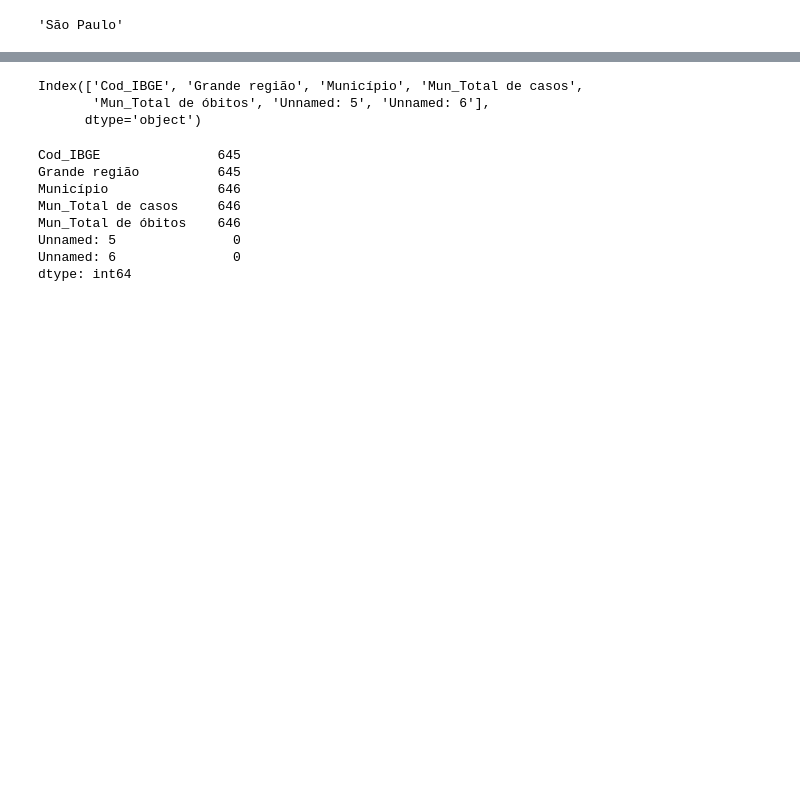
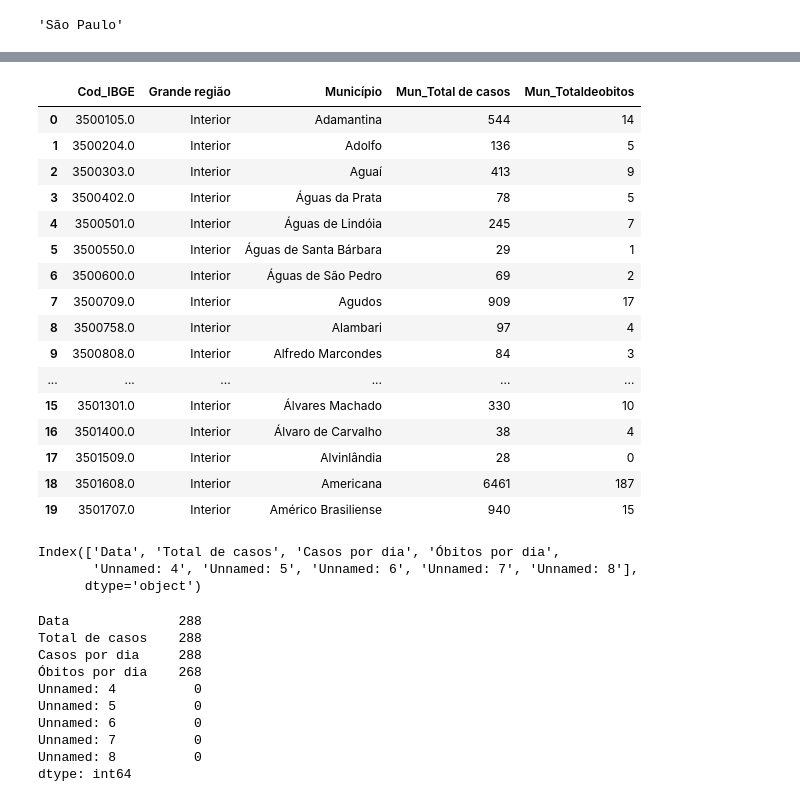
Before and after one commit to LarissaOlimpio/estatisticaPandas, a Jupyter notebook: csv_sales.ipynb, the cells around one changed output, grey strips where cells are left out. Saved outputs shown, nothing was run; the diff lists cells and outputs as text; code cells hidden in the pictures; blank space fills up the shorter version.

```diff
--- a/csv_sales.ipynb
+++ b/csv_sales.ipynb
@@ -128,17 +109,41 @@ df.head(20)
+# %%
+df = pd.read_csv('Dados-covid-19-municipios(1).csv', sep=';',encoding='cp1252')
+
+df.head(20)
+# %% [output]
+|  | Cod_IBGE | Grande região | Município | Mun_Total de casos | Mun_Totaldeobitos |
+| 0 | 3500105.0 | Interior | Adamantina | 544 | 14 |
+| 1 | 3500204.0 | Interior | Adolfo | 136 | 5 |
+| 2 | 3500303.0 | Interior | Aguaí | 413 | 9 |
+| 3 | 3500402.0 | Interior | Águas da Prata | 78 | 5 |
+| 4 | 3500501.0 | Interior | Águas de Lindóia | 245 | 7 |
+| 5 | 3500550.0 | Interior | Águas de Santa Bárbara | 29 | 1 |
+| 6 | 3500600.0 | Interior | Águas de São Pedro | 69 | 2 |
+| 7 | 3500709.0 | Interior | Agudos | 909 | 17 |
+| 8 | 3500758.0 | Interior | Alambari | 97 | 4 |
+| 9 | 3500808.0 | Interior | Alfredo Marcondes | 84 | 3 |
+| ... | ... | ... | ... | ... | ... |
+| 15 | 3501301.0 | Interior | Álvares Machado | 330 | 10 |
+| 16 | 3501400.0 | Interior | Álvaro de Carvalho | 38 | 4 |
+| 17 | 3501509.0 | Interior | Alvinlândia | 28 | 0 |
+| 18 | 3501608.0 | Interior | Americana | 6461 | 187 |
+| 19 | 3501707.0 | Interior | Américo Brasiliense | 940 | 15 |
 # %%
 df.columns
 # %% [output]
-Index(['Cod_IBGE', 'Grande região', 'Município', 'Mun_Total de casos',
-       'Mun_Total de óbitos', 'Unnamed: 5', 'Unnamed: 6'],
+Index(['Data', 'Total de casos', 'Casos por dia', 'Óbitos por dia',
+       'Unnamed: 4', 'Unnamed: 5', 'Unnamed: 6', 'Unnamed: 7', 'Unnamed: 8'],
       dtype='object')
 # %%
 df.count()
 # %% [output]
-Cod_IBGE               645
-Grande região          645
-Município              646
-Mun_Total de casos     646
-Mun_Total de óbitos    646
-Unnamed: 5               0
-Unnamed: 6               0
+Data              288
+Total de casos    288
+Casos por dia     288
+Óbitos por dia    268
+Unnamed: 4          0
+Unnamed: 5          0
+Unnamed: 6          0
+Unnamed: 7          0
+Unnamed: 8          0
 dtype: int64
```
Also changed, not shown: parts of 4 cells of this notebook.
